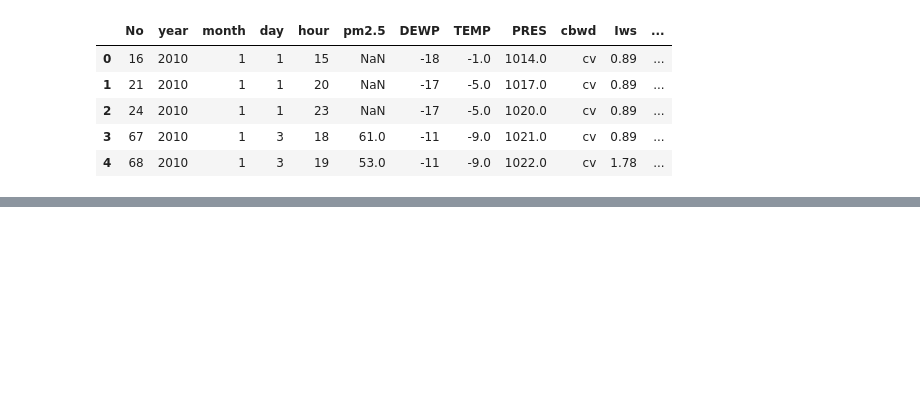
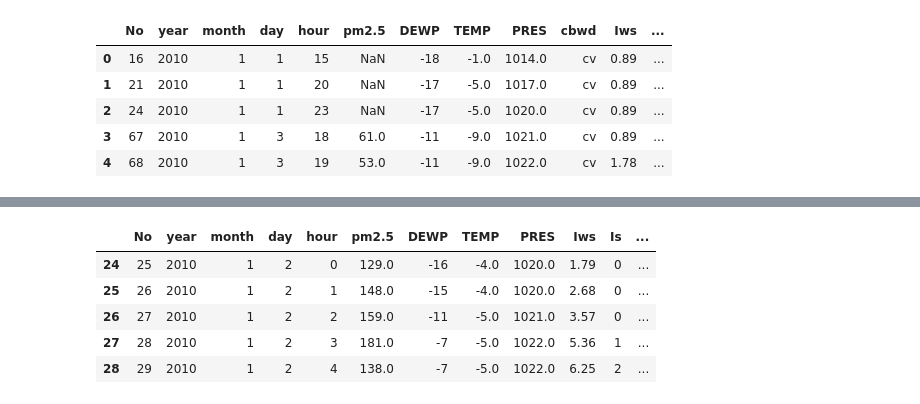
Before and after one commit to Corey-Holton/mini_project, a Jupyter notebook: regression_mini_project_solution.ipynb, the cells around one changed output, grey strips where cells are left out. Cells and saved outputs as stored; diff of their text form; code cells hidden in the pictures; blank space fills up the shorter version.

```diff
--- a/regression_mini_project_solution.ipynb
+++ b/regression_mini_project_solution.ipynb
@@ -80,0 +84,14 @@ model_dict
+# %%
+# Drop cbwd column that does not contain values,
+df= df_pollution.copy().drop(columns="cbwd")
+# %%
+#Display shape
+df.shape
+df.head()
+# %% [output]
+|  | No | year | month | day | hour | pm2.5 | DEWP | TEMP | PRES | Iws | Is | ... |
+| 24 | 25 | 2010 | 1 | 2 | 0 | 129.0 | -16 | -4.0 | 1020.0 | 1.79 | 0 | ... |
+| 25 | 26 | 2010 | 1 | 2 | 1 | 148.0 | -15 | -4.0 | 1020.0 | 2.68 | 0 | ... |
+| 26 | 27 | 2010 | 1 | 2 | 2 | 159.0 | -11 | -5.0 | 1021.0 | 3.57 | 0 | ... |
+| 27 | 28 | 2010 | 1 | 2 | 3 | 181.0 | -7 | -5.0 | 1022.0 | 5.36 | 1 | ... |
+| 28 | 29 | 2010 | 1 | 2 | 4 | 138.0 | -7 | -5.0 | 1022.0 | 6.25 | 2 | ... |
```
Also changed, not shown: parts of 23 cells of this notebook.
